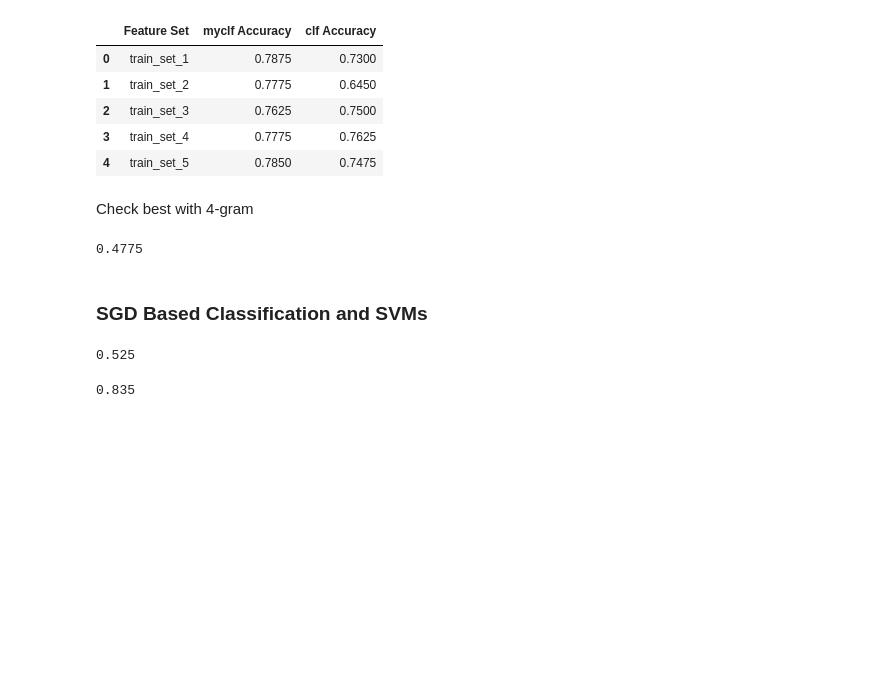
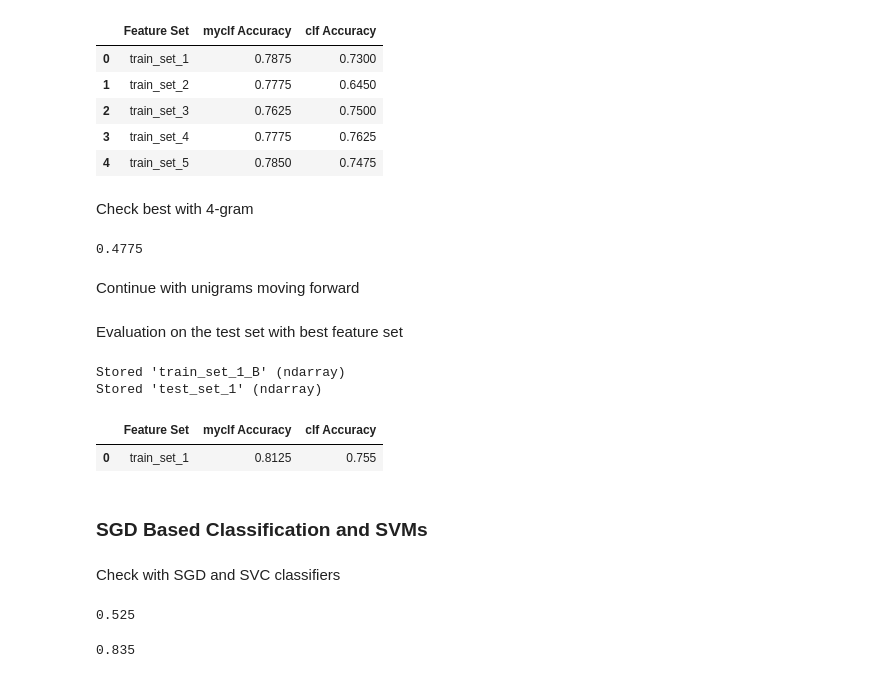
Before and after one commit to LChilvers05/NLP_Sentiment_Analysis, a Jupyter notebook: assignment.ipynb, the cells around one changed output. Cells and saved outputs as stored; diff of their text form; code cells hidden in the pictures; blank space fills up the shorter version.

```diff
--- a/assignment.ipynb
+++ b/assignment.ipynb
@@ -322,6 +322,44 @@ predictions = clf.predict(dev_set_6)
 accuracy_score(predictions, y_dev)
 # %% [output]
 0.4775
+# %% [markdown]
+Continue with unigrams moving forward
+# %% [markdown]
+Evaluation on the test set with best feature set
+# %%
+# Feature Set 1: stopwords removed, punctuation removed, lowercase, lemmatisation, TF-IDF
+preprocessor = MyPreprocessor()
+train_revs = preprocessor.preprocess(x_train, n_gram_len=1, is_stopwords_removed=True, is_punctuation_removed=True, is_lowercase=True, is_lemmatisation=True)
+test_revs = preprocessor.preprocess(x_test, n_gram_len=1, is_stopwords_removed=True, is_punctuation_removed=True, is_lowercase=True, is_lemmatisation=True)
+
+feature_generator = MyFeatureGenerator(preprocessor.vocab)
+train_set_1_B = feature_generator.generate_features(train_revs, NormTech.TF_IDF)
+test_set_1 = feature_generator.generate_features(test_revs, NormTech.TF_IDF)
+
+%store train_set_1_B
+%store test_set_1
+# %% [output]
+Stored 'train_set_1_B' (ndarray)
+Stored 'test_set_1' (ndarray)
+# %%
+data_frame = pd.DataFrame(columns=['Feature Set', 'myclf Accuracy', 'clf Accuracy'])
+
+my_clf = MyNaiveBayesClassifier()
+my_clf.fit(train_set_1_B, y_train)
+my_clf_preds = my_clf.predict(test_set_1)
+my_clf_accuracy = accuracy_score(my_clf_preds, y_test)
+
+clf = MultinomialNB()
+clf.fit(train_set_1_B, y_train)
+clf_preds = clf.predict(test_set_1)
+clf_accuracy = accuracy_score(clf_preds, y_test)
+
+data_frame = data_frame.append({'Feature Set': 'train_set_1', 'myclf Accuracy': my_clf_accuracy, 'clf Accuracy': clf_accuracy}, ignore_index=True)
+
+data_frame
+# %% [output]
+|  | Feature Set | myclf Accuracy | clf Accuracy |
+| 0 | train_set_1 | 0.8125 | 0.755 |
 # %% [markdown]
 <h3>SGD Based Classification and SVMs</h3>
 # %%
@@ -337,3 +392,5 @@ dev_set_1_ONE_HOT = feature_generator.generate_features(dev_revs, NormTech.ONE_H
+# %% [markdown]
+Check with SGD and SVC classifiers
 # %%
 clf = SGDClassifier(loss='log', random_state=42)  # 'log' for logistic regression (binary classification)
 clf.fit(train_set_1_ONE_HOT, y_train)
```
Also changed, not shown: parts of 3 cells of this notebook.
